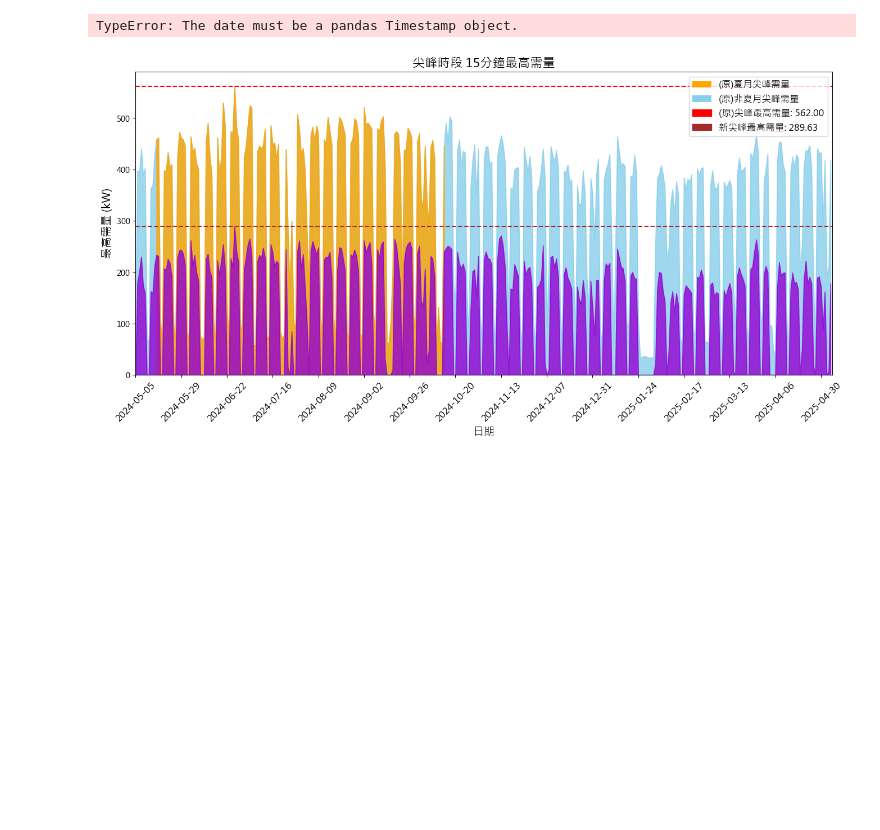
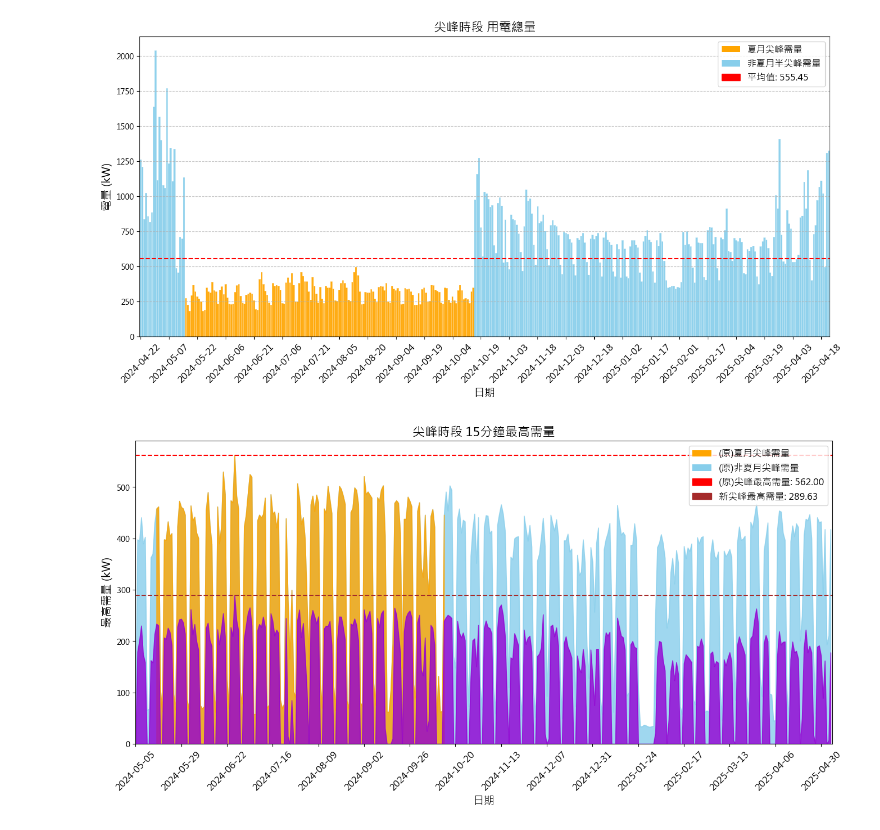
Before and after one commit to rdy1215/taipower-data-analyze, a Jupyter notebook: taipower-data-analyze.ipynb, the cells around one changed output. Cells and saved outputs as stored; diff of their text form; code cells hidden in the pictures; blank space fills up the shorter version.

Commit message:
<feat> refactor display peak usage

```diff
--- a/taipower-data-analyze.ipynb
+++ b/taipower-data-analyze.ipynb
@@ -14,8 +16,12 @@ battery_kWh = 261 * 4 * 0.95
 battery_kw = 125 * 4 * 0.95
 # %%
 # 讀取 Excel 檔案
-file_path = "勤眾興業-meter_04148193306_data.xlsx"
+file_path = "meter_02293584018_data.xlsx"
 contract_type = ec_config.ContractType.HIGH_PRESSURE_THREE_PHASE
+release_type = ec_config.ReleaseType.MAX
+release_time_dice = ec_config.get_release_hour_dict(contract_type,
+                                                    release_type)
+elec_type_dict = ec_config.get_elec_type_dict(contract_type)
 
 time_col = "時間"
 usage_col = "用電總量"
@@ -27,46 +33,53 @@ raw_data.drop(columns=default_drop_cols, inplace=True, errors='ignore')
 
 # 將時間欄位轉換為日期時間格式
 raw_data[time_col] = pd.to_datetime(raw_data[time_col])
-
-raw_data[usage_col] =  raw_data[columns_to_sum].apply(lambda row: row.dropna().unique()[0]
+raw_data[usage_col] = raw_data[columns_to_sum].apply(
+    lambda row: row.dropna().unique()[0]
     if row.nunique() == 1 else row.mode().iloc[0],
     axis=1)
 raw_data[usage_col] = raw_data[usage_col] * 0.25
 raw_data = raw_data.drop(columns=columns_to_sum)
 # %%
-
-usage_hour_dict = ec_config.get_usage_hour_dict(contract_type)
-
-def in_peak_hour(date, time, usage_hour_dict):
+def in_peak_hour(date, elec_type_dict):
     """
     判斷是否在尖峰時段的函數
     :param date: 日期
     :param time: 時間
-    :param usage_hour_dict: 尖峰時段字典
+    :param elec_type_dict: 尖峰時段字典
     :return: 是否在尖峰時段
     """
+    result = False
     peak_hour = []
-    if ec_config.is_summer(pd.to_datetime(date)):
-        peak_hour = usage_hour_dict.get(ec_config.SeasonType.SUMMER).get(ec_config.UsageType.PEAK)
+    if ec_config.is_summer(date):
+        peak_hour = elec_type_dict.get(ec_config.SeasonType.SUMMER).get(
+            ec_config.UsageType.PEAK)
     else:
-        peak_hour = usage_hour_dict.get(ec_config.SeasonType.NONSUMMER).get(ec_config.UsageType.SEMI_PEAK)
-    if(len(peak_hour) == 2):
-        start_time = pd.to_datetime(peak_hour[0]).time()
-        end_time = pd.to_datetime(peak_hour[1]).time()
-        if start_time <= time <= end_time:
-            return True
+        elec_hour_dict = elec_type_dict.get(ec_config.SeasonType.NONSUMMER)
+        if ec_config.UsageType.PEAK in elec_hour_dict:
+            peak_hour = elec_hour_dict.get(ec_config.UsageType.PEAK)
+        else:
+            peak_hour = elec_hour_dict.get(ec_config.UsageType.SEMI_PEAK)
+    peak_hour = pd.to_datetime(peak_hour, format='%H:%M:%S').time
+    date_time = date.time()
+    # 判斷時間是否在尖峰時段
+    if (len(peak_hour) == 2):
+        start_time = peak_hour[0]
+        end_time = peak_hour[1]
+        if start_time <= date_time <= end_time:
+            result = True
     elif (len(peak_hour) == 4):
-        start_time = pd.to_datetime(peak_hour[0]).time()
-        end_time = pd.to_datetime(peak_hour[1]).time()
-        if start_time <= time <= end_time:
-            return True
-        start_time = pd.to_datetime(peak_hour[2]).time()
-        end_time = pd.to_datetime(peak_hour[3]).time()
-        if start_time <= time <= end_time:
-            return True
+        start_time = peak_hour[0]
+        end_time = peak_hour[1]
+        if start_time <= date_time <= end_time:
+            result = True
+        start_time = peak_hour[2]
+        end_time = peak_hour[3]
+        if start_time <= date_time <= end_time:
+            result = True
+    return result
 
 
-def get_peak_hour_usage(data, time_col, usage_col, usage_hour_dict):
+def get_peak_hour_usage(data, time_col, usage_col, elec_type_dict):
     """
     顯示尖峰時段用電總量的函數
     :param data: 數據集
@@ -74,12 +87,15 @@ def get_peak_hour_usage(data, time_col, usage_col, usage_hour_dict):
     :param usage_col: 用電總量欄位名稱
     """
     # 篩選需要的時間段和欄位
-    filtered_data = data[in_peak_hour(data[time_col].dt.date, data[time_col].dt.time, usage_hour_dict)]
+    filtered_data = data[data[time_col].apply(
+        lambda x: in_peak_hour(x, elec_type_dict))]
     # 按日期統計用電總量
     return filtered_data.groupby(
         filtered_data[time_col].dt.date)[usage_col].sum()
 
-daily_summary = get_peak_hour_usage(raw_data, time_col, usage_col, usage_hour_dict)
+
+daily_summary = get_peak_hour_usage(raw_data, time_col, usage_col,
+                                    elec_type_dict)
 average_power = daily_summary.mean()
 # 設置顏色：夏季（6月16日到10月15日）為橘色，其他為天藍色
 colors = [
@@ -94,35 +110,37 @@ daily_summary.plot(kind='bar',
                    color=colors,
                    edgecolor=colors,
                    linewidth=1.2,
                    alpha=0.8)
 
 # 設置平均線
 plt.axhline(y=average_power, color='red', linestyle='--')
 
 # 設置 X 軸的顯示間隔
 x_labels = daily_summary.index
 plt.xticks(range(0, len(x_labels), 15),
            x_labels[::15],
            rotation=45,
            fontsize=12)
 
 # 圖表設置
 plt.title('尖峰時段 用電總量', fontsize=16)
 plt.xlabel('日期', fontsize=14)
 plt.ylabel('電量 (kW)', fontsize=14)
 plt.xticks(rotation=45, fontsize=12)  # 日期旋轉以便於閱讀
 
 legend_elements = [
     Patch(facecolor='orange', label='夏月尖峰需量'),
-    Patch(facecolor='skyblue', label='非夏月尖峰需量'),
+    Patch(facecolor='skyblue',
+          label='非夏月半尖峰需量' if contract_type
+          == ec_config.ContractType.HIGH_PRESSURE_THREE_PHASE else '非夏月尖峰需量'),
     Patch(color='red', label=f'平均值: {average_power:.2f}')
 ]
 plt.legend(handles=legend_elements, fontsize=12, loc='upper right')
 plt.grid(axis='y', linestyle='--', alpha=0.7)
 plt.show()
 plt.close('all')
 # %% [output]
-TypeError: The date must be a pandas Timestamp object.
+[figure, added]
 # %%
 date_col = "日期"
 hour_col = "小時"
```
Also changed, not shown: parts of 1 cell of this notebook, 1 other file.
